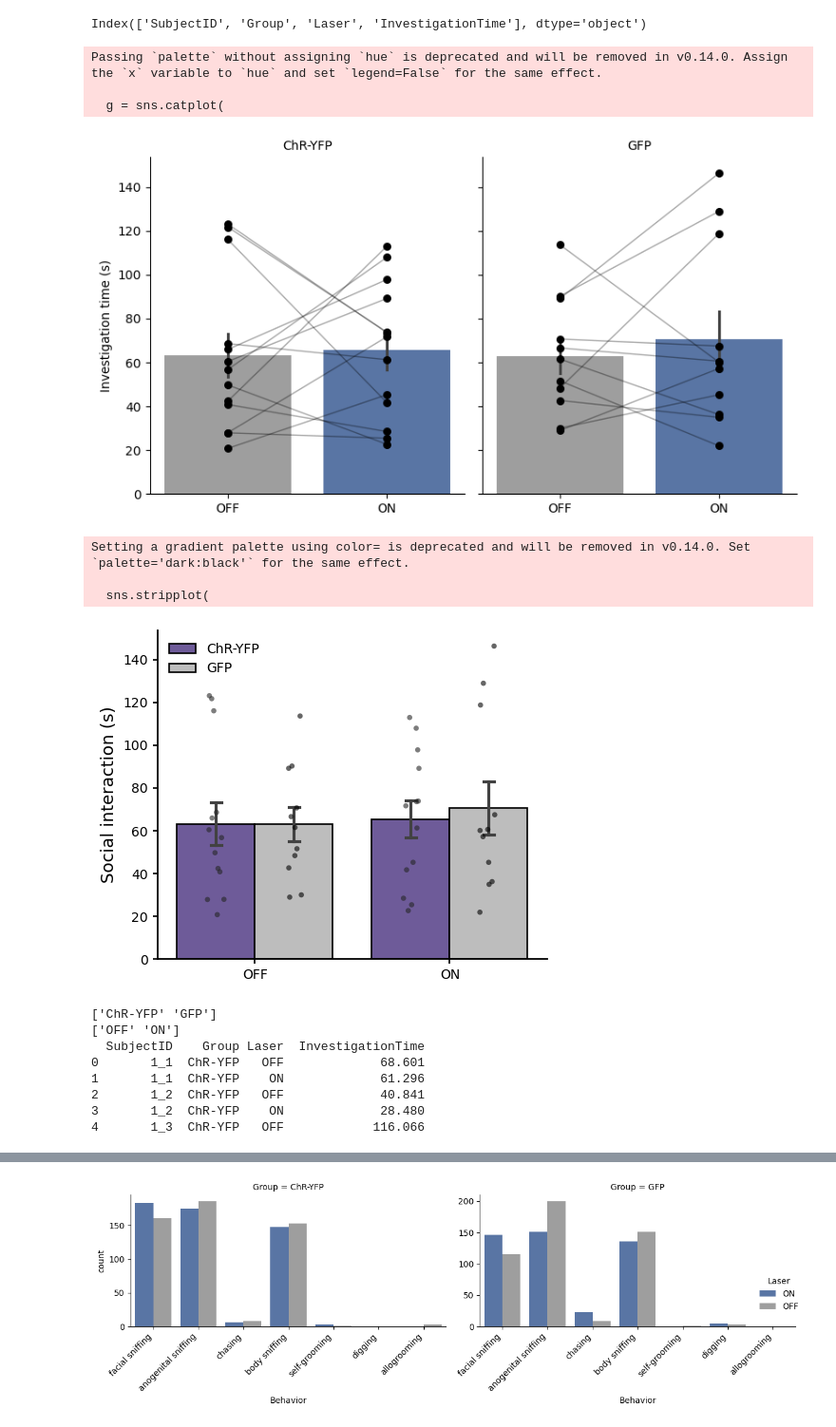
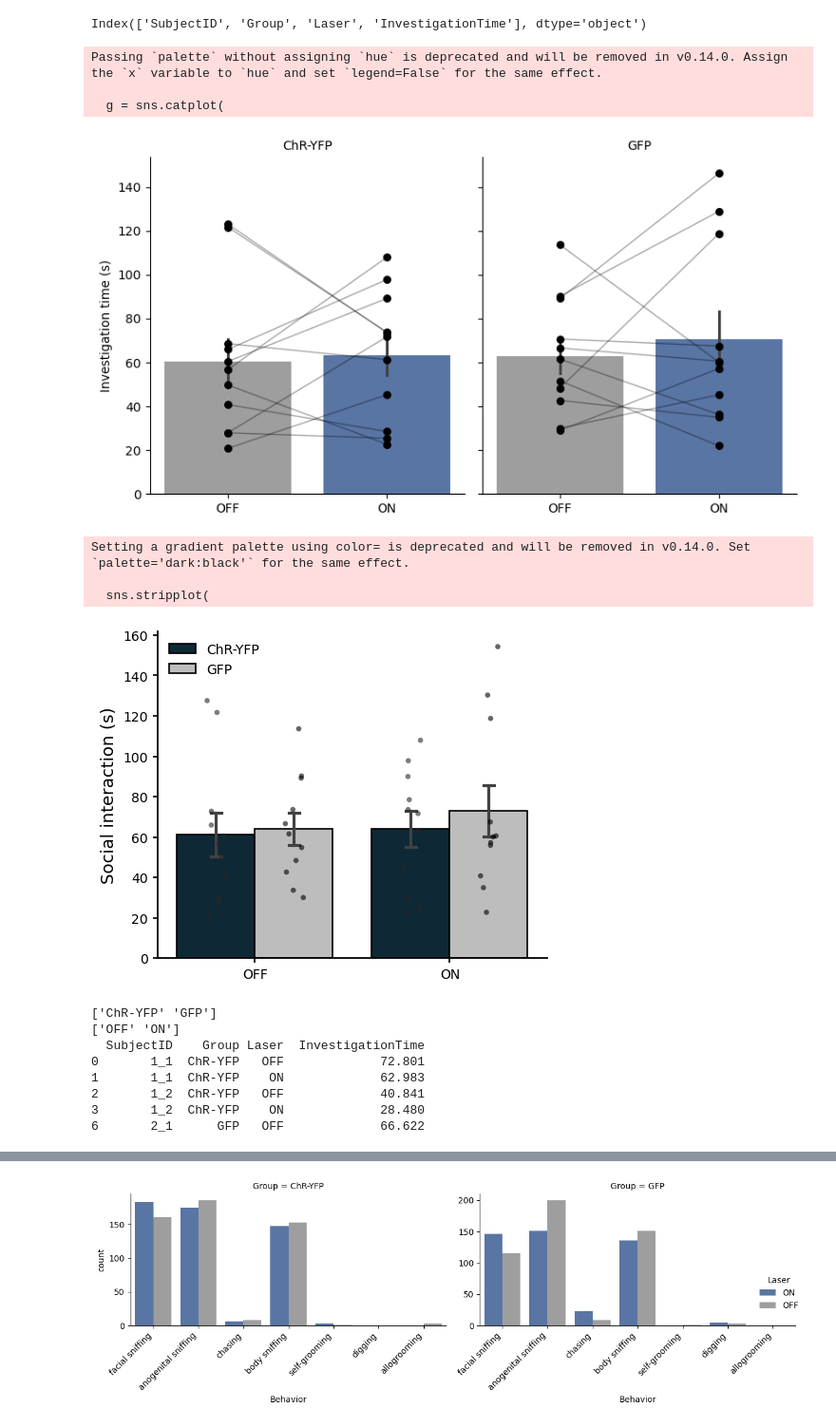
Before and after one commit to padillacoreanolab/respiratory_pilot, a Jupyter notebook: notebooks/sequioa_notebooks/BLA_RI1_behavior_boris_2.ipynb, the cells around one changed output, grey strips where cells are left out. Shown at 95% size. Drawn from its saved outputs; the diff is of its cells as text; code cells hidden in the pictures.

```diff
--- a/notebooks/sequioa_notebooks/BLA_RI1_behavior_boris_2.ipynb
+++ b/notebooks/sequioa_notebooks/BLA_RI1_behavior_boris_2.ipynb
@@ -474,6 +413,13 @@ Index(['SubjectID', 'Group', 'Laser', 'InvestigationTime'], dtype='object')
 # %%
 import matplotlib.pyplot as plt
 import seaborn as sns
+
+
+exclude_subjects = ["1_3", "3_3"]
+
+invest_plot = invest_plot[
+    ~invest_plot["SubjectID"].isin(exclude_subjects)
+].copy()
 
 palette_laser = {
     "OFF": "#9E9E9E",  # gray
@@ -522,11 +468,18 @@ plt.show()
 Passing `palette` without assigning `hue` is deprecated and will be removed in v0.14.0. Assign the `x` variable to `hue` and set `legend=False` for the same effect.
 
   g = sns.catplot(
-[figure, old version]
+[figure, new version]
 # %%
 import matplotlib.pyplot as plt
 import seaborn as sns
 import numpy as np
+
+
+exclude_subjects = ["1_3", "3_3"]
+
+invest_plot = invest_plot[
+    ~invest_plot["SubjectID"].isin(exclude_subjects)
+].copy()
 
 # --- Orders ---
 laser_order = ["OFF", "ON"]
@@ -534,7 +487,7 @@ group_order = ["ChR-YFP", "GFP"]
 
 # --- Colors ---
 group_palette = {
-    "ChR-YFP": "#6A51A3",  # purple
+    "ChR-YFP": "#072B3B",  # purple
     "GFP": "#BDBDBD"       # gray
 }
 
@@ -563,34 +516,34 @@ sns.stripplot(
     hue="Group",
     order=laser_order,
     hue_order=group_order,
     dodge=True,
     color="black",
     size=4,
     alpha=0.6
 )
 
 # --- Clean up double legend (stripplot adds another) ---
 handles, labels = plt.gca().get_legend_handles_labels()
 plt.legend(handles[:2], labels[:2], frameon=False)
 
 # --- Style like paper ---
 ax = plt.gca()
 ax.spines["top"].set_visible(False)
 ax.spines["right"].set_visible(False)
 ax.spines["left"].set_linewidth(1.3)
 ax.spines["bottom"].set_linewidth(1.3)
 
 ax.set_ylabel("Social interaction (s)", fontsize=13)
 ax.set_xlabel("")
 ax.tick_params(width=1.2)
 
 plt.tight_layout()
 plt.show()
 # %% [output]
 Setting a gradient palette using color= is deprecated and will be removed in v0.14.0. Set `palette='dark:black'` for the same effect.
 
   sns.stripplot(
-[figure, old version]
+[figure, new version]
 # %%
 print(invest_plot["Group"].unique())
 print(invest_plot["Laser"].unique())
@@ -599,11 +552,11 @@ print(invest_plot.head())
 ['ChR-YFP' 'GFP']
 ['OFF' 'ON']
   SubjectID    Group Laser  InvestigationTime
-0       1_1  ChR-YFP   OFF             68.601
-1       1_1  ChR-YFP    ON             61.296
+0       1_1  ChR-YFP   OFF             72.801
+1       1_1  ChR-YFP    ON             62.983
 2       1_2  ChR-YFP   OFF             40.841
 3       1_2  ChR-YFP    ON             28.480
-4       1_3  ChR-YFP   OFF            116.066
+6       2_1      GFP   OFF             66.622
 # %%
 import matplotlib.pyplot as plt
 import seaborn as sns
```
Also changed, not shown: parts of 34 cells of this notebook, 9 other files.
